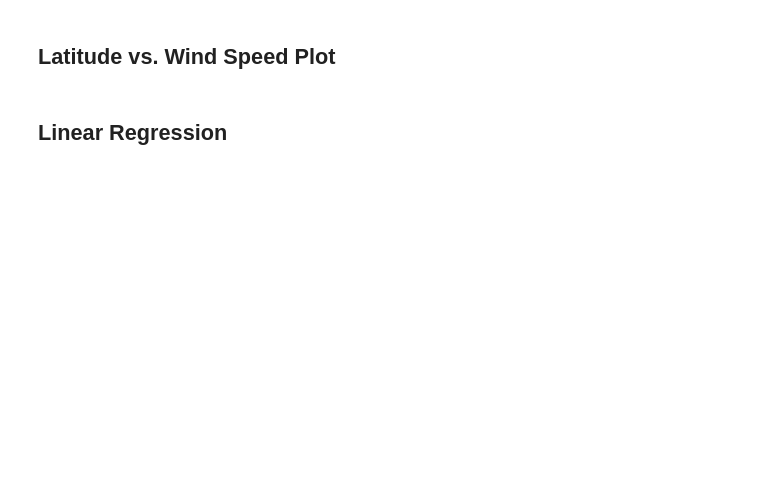
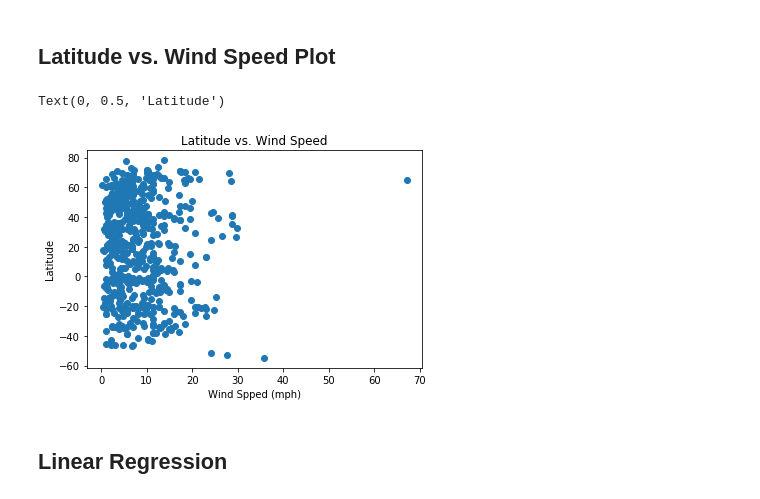
Before and after one commit to tkadamson/Weather-Vacation-APIs-with-Python, a Jupyter notebook: WeatherPy.ipynb, the cells around one changed output. Cells and saved outputs as stored; diff of their text form; code cells hidden in the pictures; blank space fills up the shorter version.

```diff
--- a/WeatherPy.ipynb
+++ b/WeatherPy.ipynb
@@ -180,4 +198,15 @@ clean_cities_df
 # %% [markdown]
 ## Latitude vs. Wind Speed Plot
+# %%
+#Plot
+plt.scatter(clean_cities_df['wind'], clean_cities_df['lat'])
+
+#Labels, rtc
+plt.title('Latitude vs. Wind Speed')
+plt.xlabel('Wind Spped (mph)')
+plt.ylabel('Latitude')
+# %% [output]
+Text(0, 0.5, 'Latitude')
+[figure, added]
 # %% [markdown]
 ## Linear Regression
```
Also changed, not shown: parts of 6 cells of this notebook.
